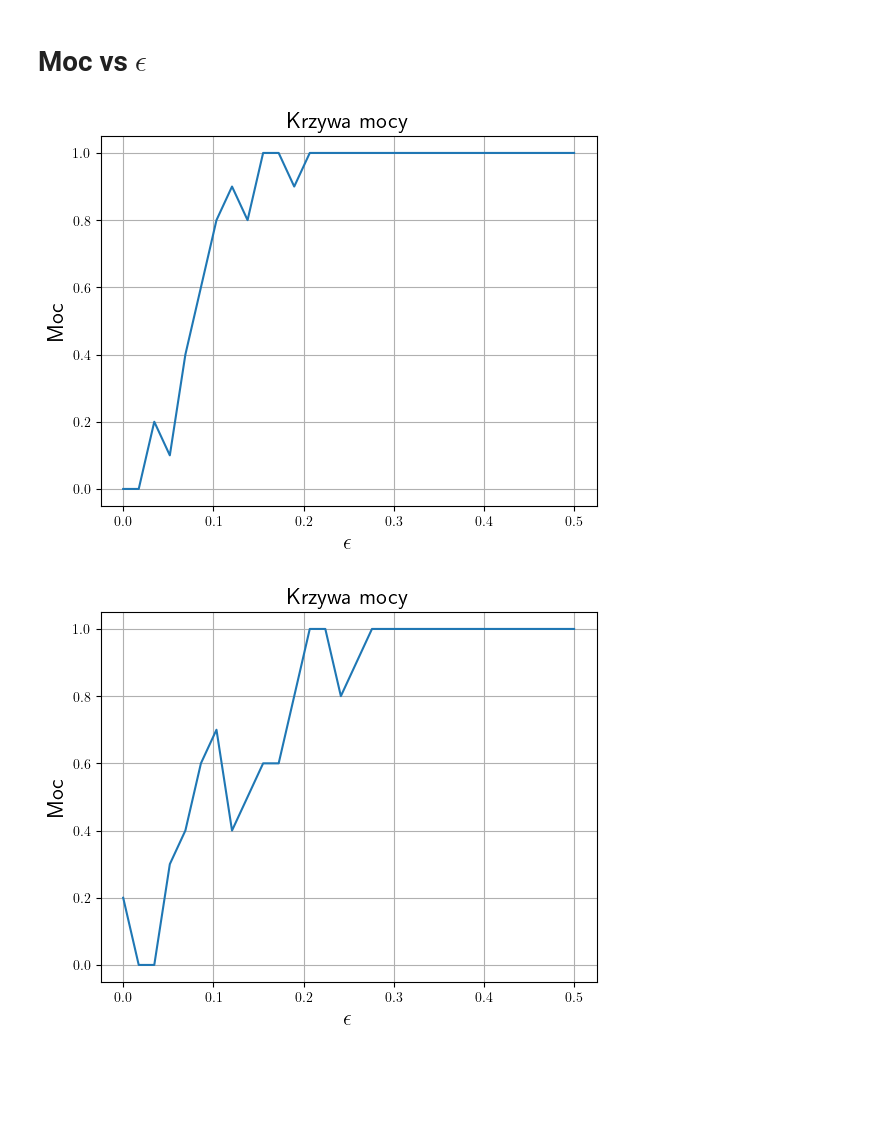
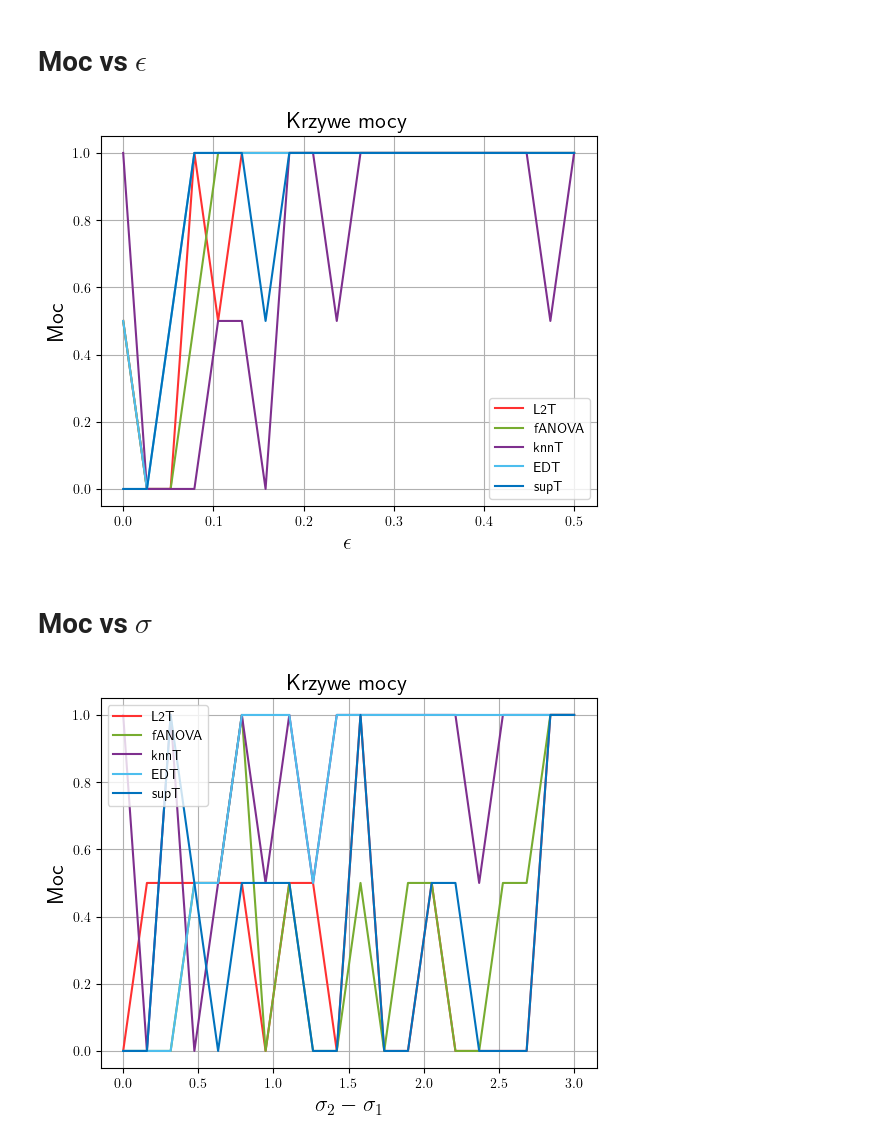
Before and after one commit to julitakulesza/magisterka, a Jupyter notebook: badania_symulacyjne.ipynb, the cells around one changed output. Drawn from its saved outputs; the diff is of its cells as text; code cells hidden in the pictures; blank space fills up the shorter version.

```diff
--- a/badania_symulacyjne.ipynb
+++ b/badania_symulacyjne.ipynb
@@ -26,16 +60,16 @@ calculate_power(dist, delta_1=0.65, delta_2=0.75,
 # Moc vs $\epsilon$
 # %%
 dist = {
-    'name': 'expon',
-    'params': {'loc': 0, 'scale': 1}
+    'name': 'norm',
+    'params': {'loc':5, 'scale': 1}
 }
-
-delta_1 = 0.65
-delta_2 = 0.75
-mixture_proportions = np.linspace(0, 0.5, 30)
+delta_1 = 0.55
+delta_2 = 0.65
+mixture_proportions = np.linspace(0, 0.5, 20)
 shift = 10
 
-calculate_power_eps(dist, delta_1, delta_2, mixture_proportions, shift, TFN_statistic,
-                    sample_size=50,  num_tests=10, num_permutations=10, return_power = False)
+selected_tests = ['L2T', 'fANOVA', 'knnT', 'EDT', 'supT']
+dfs_power_eps = calculate_multiple_powers_eps(dist, delta_1, delta_2, mixture_proportions, shift, sample_size=25, num_tests=1000, num_permutations=1000,
+return_power=True, selected_tests = selected_tests)
 # %% [output]
-[figure, old version]
+[figure, new version]
@@ -42,15 +79,17 @@ calculate_power_eps(dist, delta_1, delta_2, mixture_proportions, shift, TFN_stat
+# %% [markdown]
+# Moc vs $\sigma$
 # %%
 dist = {
-    'name': 'chi2',
-    'params': {'df': 3, 'loc': 0}
+    'name': 'norm',
+    'params': {'loc': 5, 'scale': 1}
 }
 
-delta_1 = 0.65
-delta_2 = 0.75
-mixture_proportions = np.linspace(0, 0.5, 30)
-shift = 10
+delta_1 = 0.55
+delta_2 = 0.65
+sigma_differences = np.linspace(0, 3, 20)
+selected_tests = ['L2T', 'fANOVA', 'knnT', 'EDT', 'supT']
 
-calculate_power_eps(dist, delta_1, delta_2, mixture_proportions, shift, TFN_statistic,
-                    sample_size=50,  num_tests=10, num_permutations=10, return_power = False)
+dfs_power_sigma = calculate_multiple_powers_sigma(dist, delta_1, delta_2,differences=sigma_differences,
+                sample_size=25, num_tests=1000, num_permutations=1000, return_power=False, selected_tests=selected_tests)
 # %% [output]
-[figure, old version]
+[figure, new version]
```
Also changed, not shown: parts of 12 cells of this notebook, 1 other file.
